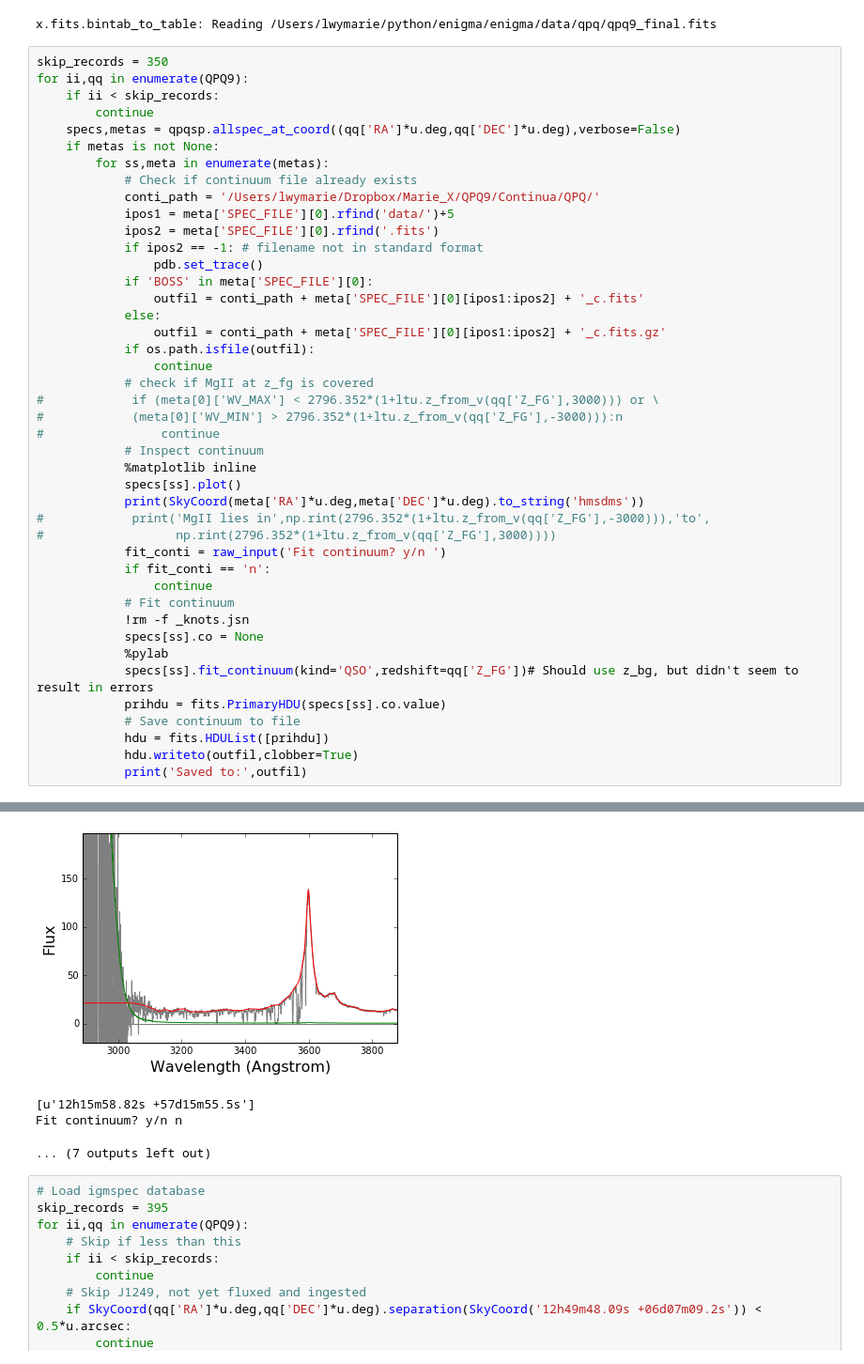
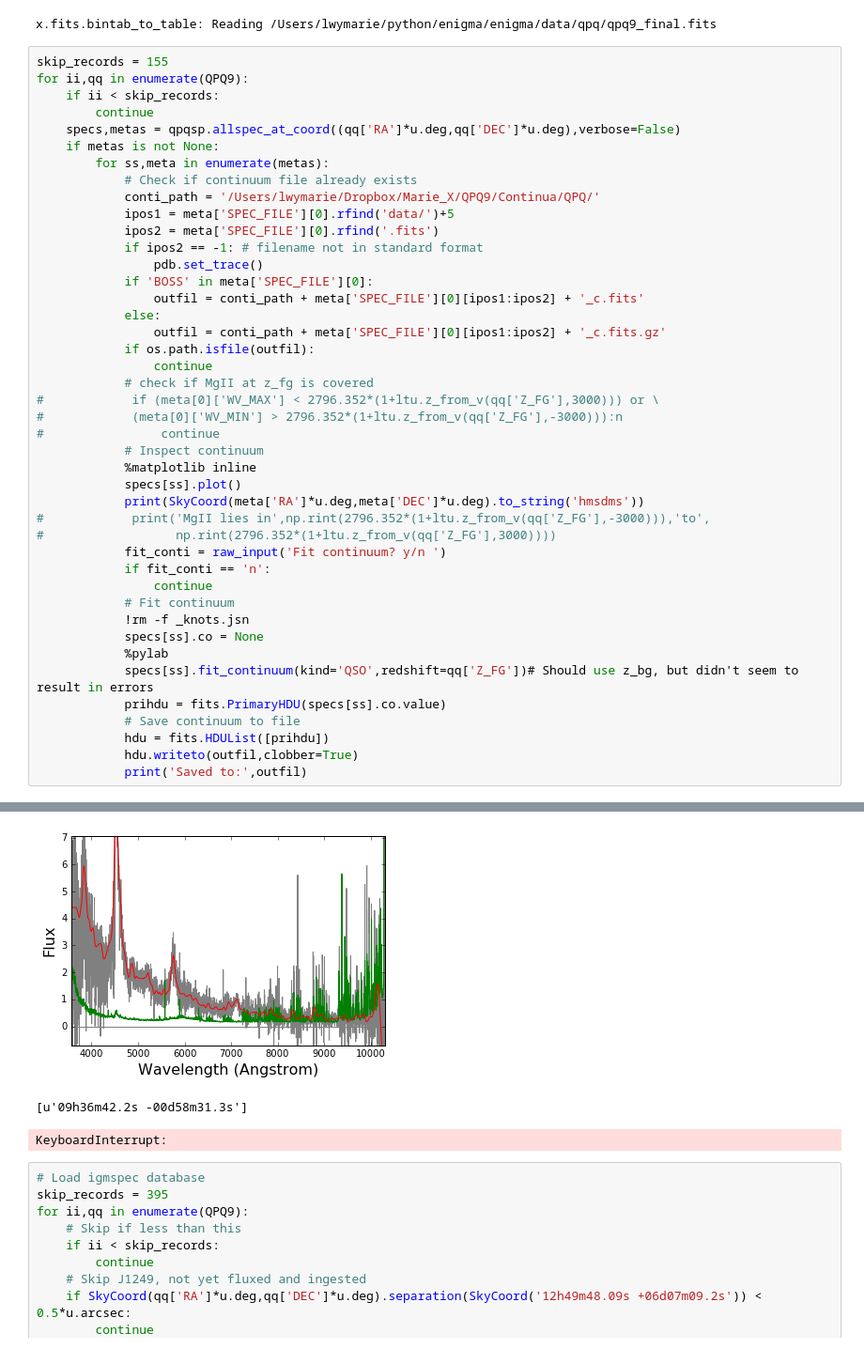
Before and after one commit to qsopairs/papers, a Jupyter notebook: QPQ9/Analysis/New_continua.ipynb, the cells around one changed output, grey strips where cells are left out. Shown at 94% size. Saved outputs shown, nothing was run; the diff lists cells and outputs as text.

```diff
--- a/QPQ9/Analysis/New_continua.ipynb
+++ b/QPQ9/Analysis/New_continua.ipynb
@@ -27,7 +27,7 @@ igmsp = IgmSpec()
 # %% [output]
 x.fits.bintab_to_table: Reading /Users/lwymarie/python/enigma/enigma/data/qpq/qpq9_final.fits
 # %%
-skip_records = 350
+skip_records = 155
 for ii,qq in enumerate(QPQ9):
     if ii < skip_records:
         continue
@@ -88,7 +103,6 @@ Fit continuum? y/n n
-[figure, old version]
+[figure, new version]
-[u'12h15m58.82s +57d15m55.5s']
-Fit continuum? y/n n
+[u'09h36m42.2s -00d58m31.3s']
-... (7 outputs left out)
+KeyboardInterrupt:
 # %%
 # Load igmspec database
 skip_records = 395
```
Also changed, not shown: parts of 3 cells of this notebook, 5 other files.
